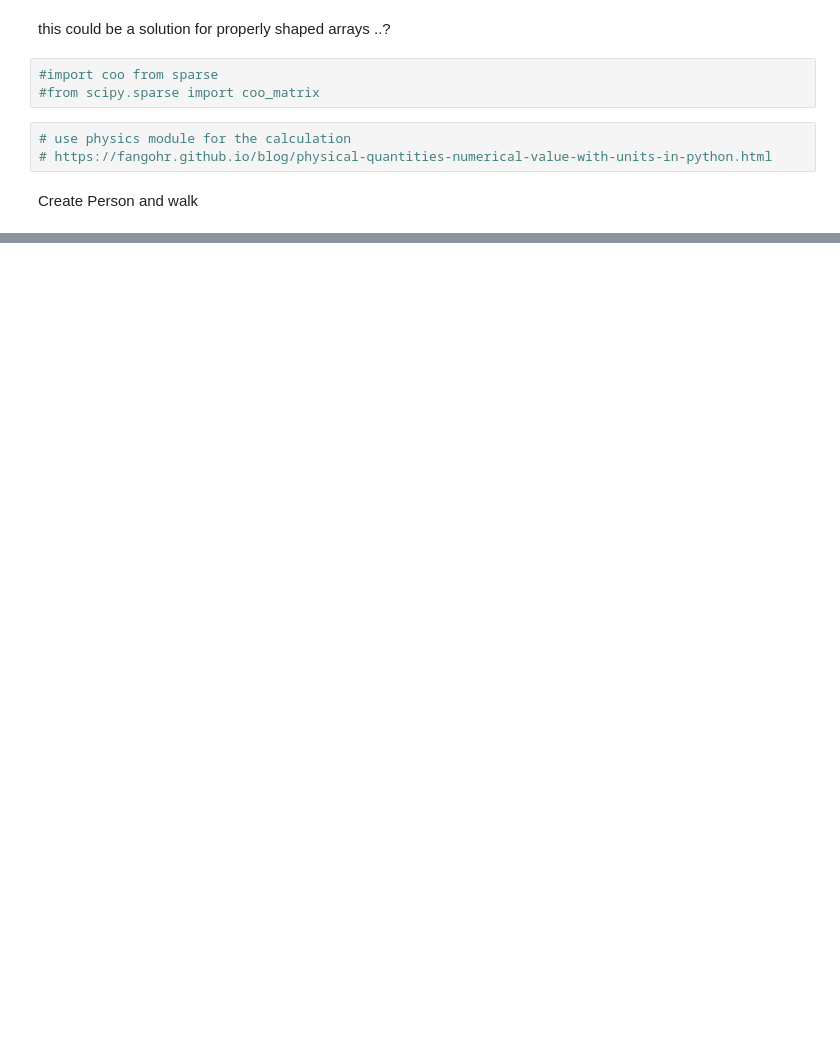
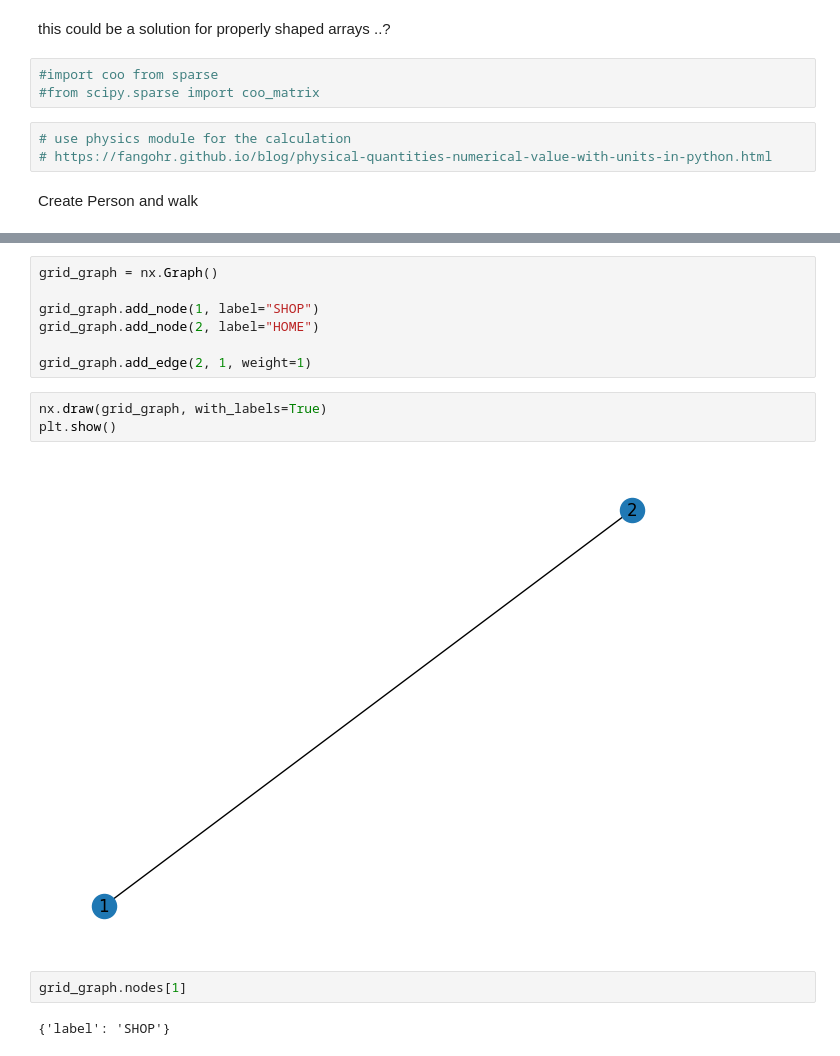
Before and after one commit to jhandstein/mobility-simulation, a Jupyter notebook: exploring.ipynb, the cells around one changed output, grey strips where cells are left out. Cells and saved outputs as stored; diff of their text form; blank space fills up the shorter version.

```diff
--- a/exploring.ipynb
+++ b/exploring.ipynb
@@ -108,0 +130,16 @@ This took  1.34 hours
+# %%
+grid_graph = nx.Graph()
+
+grid_graph.add_node(1, label="SHOP")
+grid_graph.add_node(2, label="HOME")
+
+grid_graph.add_edge(2, 1, weight=1)
+# %%
+nx.draw(grid_graph, with_labels=True)
+plt.show()
+# %% [output]
+[figure, added]
+# %%
+grid_graph.nodes[1]
+# %% [output]
+{'label': 'SHOP'}
```
Also changed, not shown: parts of 12 cells of this notebook.
